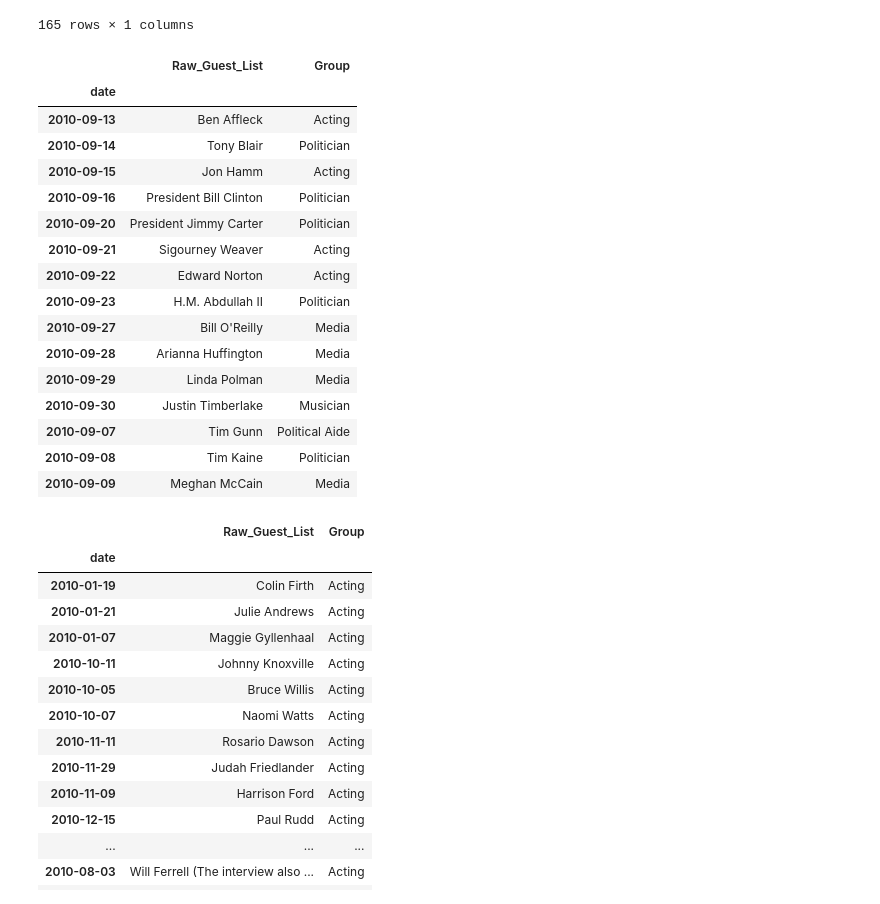
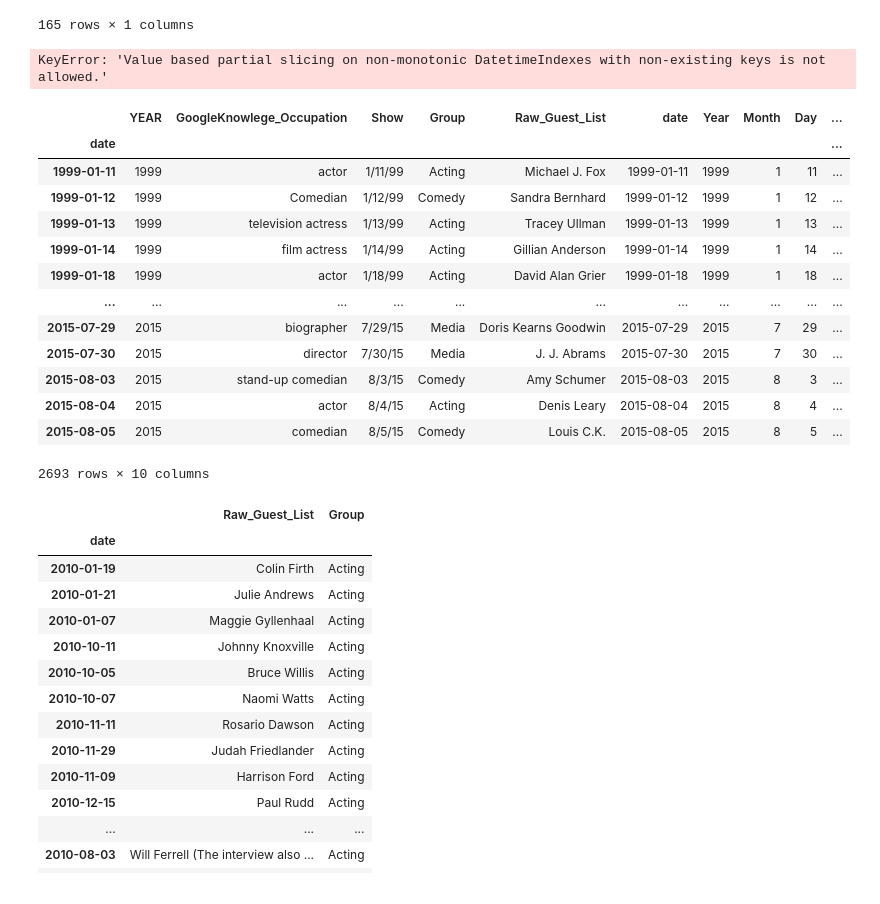
Before and after one commit to optimatorlab/ie310, a Jupyter notebook: pandas/in_class_exercises.ipynb, the cells around one changed output. Drawn from its saved outputs; the diff is of its cells as text; code cells hidden in the pictures.

```diff
--- a/pandas/in_class_exercises.ipynb
+++ b/pandas/in_class_exercises.ipynb
@@ -726,24 +773,25 @@ df[['Raw_Guest_List']][df['Year'] == 2010]
 # %%
 # Option 2 (use the date index):
 # print(df[['Raw_Guest_List', 'Group']].loc['2010-1-1':'2010-12-31'])
-df[['Raw_Guest_List', 'Group']].loc['2010-09-01':'2010-09-30']
+df[['Raw_Guest_List', 'Group']].loc['2010-01-01':'2010-12-31']
 # %% [output]
-|  | Raw_Guest_List | Group |
-| date |  |  |
-| 2010-09-13 | Ben Affleck | Acting |
-| 2010-09-14 | Tony Blair | Politician |
-| 2010-09-15 | Jon Hamm | Acting |
-| 2010-09-16 | President Bill Clinton | Politician |
-| 2010-09-20 | President Jimmy Carter | Politician |
-| 2010-09-21 | Sigourney Weaver | Acting |
-| 2010-09-22 | Edward Norton | Acting |
-| 2010-09-23 | H.M. Abdullah II | Politician |
-| 2010-09-27 | Bill O'Reilly | Media |
-| 2010-09-28 | Arianna Huffington | Media |
-| 2010-09-29 | Linda Polman | Media |
-| 2010-09-30 | Justin Timberlake | Musician |
-| 2010-09-07 | Tim Gunn | Political Aide |
-| 2010-09-08 | Tim Kaine | Politician |
-| 2010-09-09 | Meghan McCain | Media |
+KeyError: 'Value based partial slicing on non-monotonic DatetimeIndexes with non-existing keys is not allowed.'
+# %%
+df
+# %% [output]
+|  | YEAR | GoogleKnowlege_Occupation | Show | Group | Raw_Guest_List | date | Year | Month | Day | ... |
+| date |  |  |  |  |  |  |  |  |  | ... |
+| 1999-01-11 | 1999 | actor | 1/11/99 | Acting | Michael J. Fox | 1999-01-11 | 1999 | 1 | 11 | ... |
+| 1999-01-12 | 1999 | Comedian | 1/12/99 | Comedy | Sandra Bernhard | 1999-01-12 | 1999 | 1 | 12 | ... |
+| 1999-01-13 | 1999 | television actress | 1/13/99 | Acting | Tracey Ullman | 1999-01-13 | 1999 | 1 | 13 | ... |
+| 1999-01-14 | 1999 | film actress | 1/14/99 | Acting | Gillian Anderson | 1999-01-14 | 1999 | 1 | 14 | ... |
+| 1999-01-18 | 1999 | actor | 1/18/99 | Acting | David Alan Grier | 1999-01-18 | 1999 | 1 | 18 | ... |
+| ... | ... | ... | ... | ... | ... | ... | ... | ... | ... | ... |
+| 2015-07-29 | 2015 | biographer | 7/29/15 | Media | Doris Kearns Goodwin | 2015-07-29 | 2015 | 7 | 29 | ... |
+| 2015-07-30 | 2015 | director | 7/30/15 | Media | J. J. Abrams | 2015-07-30 | 2015 | 7 | 30 | ... |
+| 2015-08-03 | 2015 | stand-up comedian | 8/3/15 | Comedy | Amy Schumer | 2015-08-03 | 2015 | 8 | 3 | ... |
+| 2015-08-04 | 2015 | actor | 8/4/15 | Acting | Denis Leary | 2015-08-04 | 2015 | 8 | 4 | ... |
+| 2015-08-05 | 2015 | comedian | 8/5/15 | Comedy | Louis C.K. | 2015-08-05 | 2015 | 8 | 5 | ... |
+2693 rows × 10 columns
 # %%
 # Find the guests that appeared in 2010 and were actors
```
Also changed, not shown: parts of 28 cells of this notebook.
